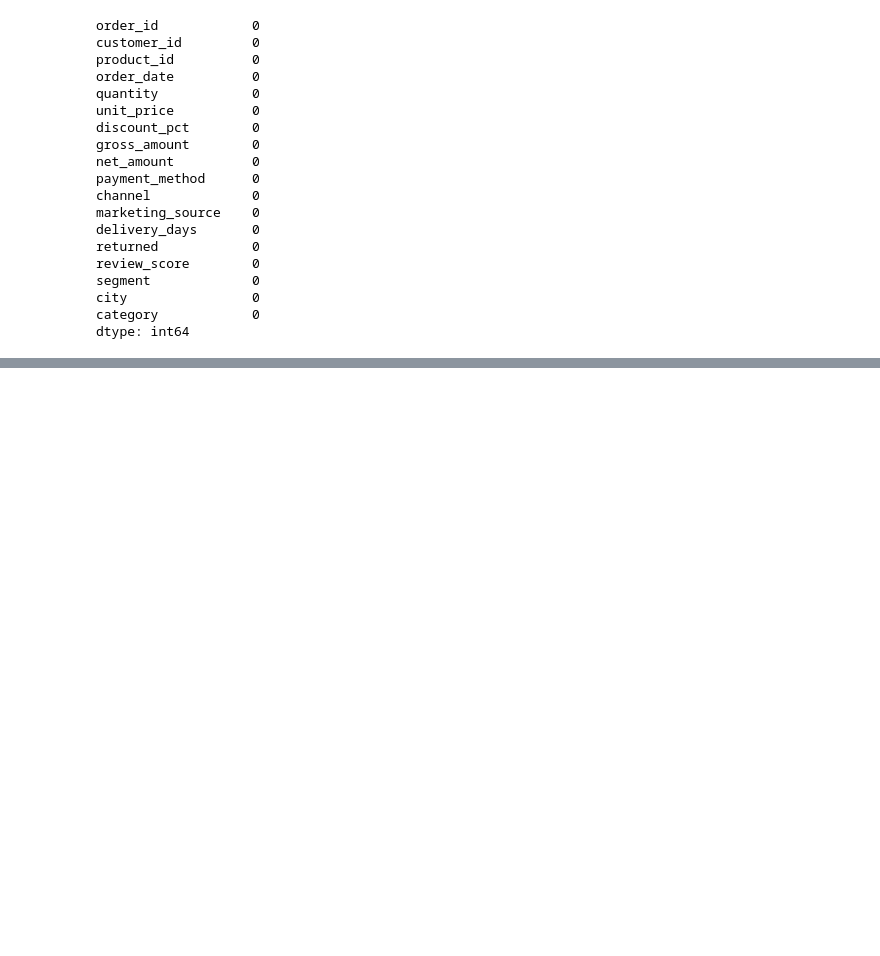
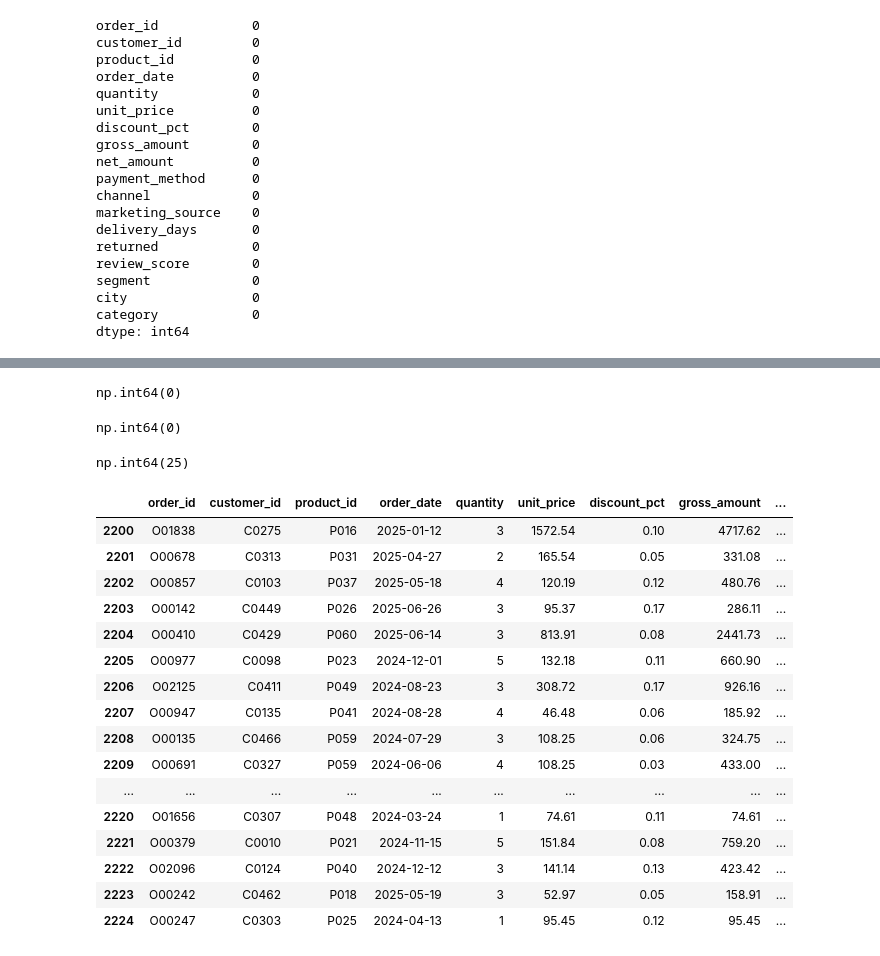
Before and after one commit to Poincare008/Mini_Projet_Pandas, a Jupyter notebook: Mini_Projet_Pandas.ipynb, the cells around one changed output, grey strips where cells are left out. Saved outputs shown, nothing was run; the diff lists cells and outputs as text; code cells hidden in the pictures; blank space fills up the shorter version.

```diff
--- a/Mini_Projet_Pandas.ipynb
+++ b/Mini_Projet_Pandas.ipynb
@@ -364,4 +207,0 @@ memory usage: 313.0+ KB
-# %%
-# Conversion des types de donnees pour faciliter le traitement
-order_lines['discount_pct'] = pd.to_numeric(order_lines['discount_pct'], errors='coerce')
-order_lines['order_date'] = pd.to_datetime(order_lines['order_date'], errors='coerce')
@@ -414,7 +238,10 @@ for col in donne_num:
     order_lines[col] = order_lines[col].fillna(order_lines[col].median())
 # %%
 #On remplace les valeurs manquantes des colonnes catégorielles par le mode
-order_lines["city"] = order_lines["city"].fillna(order_lines["city"].mode()[0])
+col_categ = ["city"]
+for col in col_categ:
+    if not order_lines[col].mode().empty:
+        order_lines[col] = order_lines[col].fillna(order_lines[col].mode()[0])
 # %%
 order_lines.isna().sum()
 # %% [output]
@@ -445,0 +323,35 @@ order_lines.to_csv("C:/Users/hp/Documents/Mini_Projet_Pandas/data/processed/orde
+# %%
+# identification des doublons pour assurer la qualité des données
+customers.duplicated().sum()
+# %% [output]
+np.int64(0)
+# %%
+products.duplicated().sum()
+# %% [output]
+np.int64(0)
+# %%
+order_lines.duplicated().sum()
+# %% [output]
+np.int64(25)
+# %%
+#Les doublons détectés contiennent des différences dans certaines colonnes.
+#Ils correspondent à des commandes valides et ne sont pas supprimés pour conserver l’intégrité des données.
+order_lines[order_lines.duplicated()]
+# %% [output]
+|  | order_id | customer_id | product_id | order_date | quantity | unit_price | discount_pct | gross_amount | ... |
+| 2200 | O01838 | C0275 | P016 | 2025-01-12 | 3 | 1572.54 | 0.10 | 4717.62 | ... |
+| 2201 | O00678 | C0313 | P031 | 2025-04-27 | 2 | 165.54 | 0.05 | 331.08 | ... |
+| 2202 | O00857 | C0103 | P037 | 2025-05-18 | 4 | 120.19 | 0.12 | 480.76 | ... |
+| 2203 | O00142 | C0449 | P026 | 2025-06-26 | 3 | 95.37 | 0.17 | 286.11 | ... |
+| 2204 | O00410 | C0429 | P060 | 2025-06-14 | 3 | 813.91 | 0.08 | 2441.73 | ... |
+| 2205 | O00977 | C0098 | P023 | 2024-12-01 | 5 | 132.18 | 0.11 | 660.90 | ... |
+| 2206 | O02125 | C0411 | P049 | 2024-08-23 | 3 | 308.72 | 0.17 | 926.16 | ... |
+| 2207 | O00947 | C0135 | P041 | 2024-08-28 | 4 | 46.48 | 0.06 | 185.92 | ... |
+| 2208 | O00135 | C0466 | P059 | 2024-07-29 | 3 | 108.25 | 0.06 | 324.75 | ... |
+| 2209 | O00691 | C0327 | P059 | 2024-06-06 | 4 | 108.25 | 0.03 | 433.00 | ... |
+| ... | ... | ... | ... | ... | ... | ... | ... | ... | ... |
+| 2220 | O01656 | C0307 | P048 | 2024-03-24 | 1 | 74.61 | 0.11 | 74.61 | ... |
+| 2221 | O00379 | C0010 | P021 | 2024-11-15 | 5 | 151.84 | 0.08 | 759.20 | ... |
+| 2222 | O02096 | C0124 | P040 | 2024-12-12 | 3 | 141.14 | 0.13 | 423.42 | ... |
+| 2223 | O00242 | C0462 | P018 | 2025-05-19 | 3 | 52.97 | 0.05 | 158.91 | ... |
+| 2224 | O00247 | C0303 | P025 | 2024-04-13 | 1 | 95.45 | 0.12 | 95.45 | ... |
```
Also changed, not shown: parts of 61 cells of this notebook, 1 other file.
